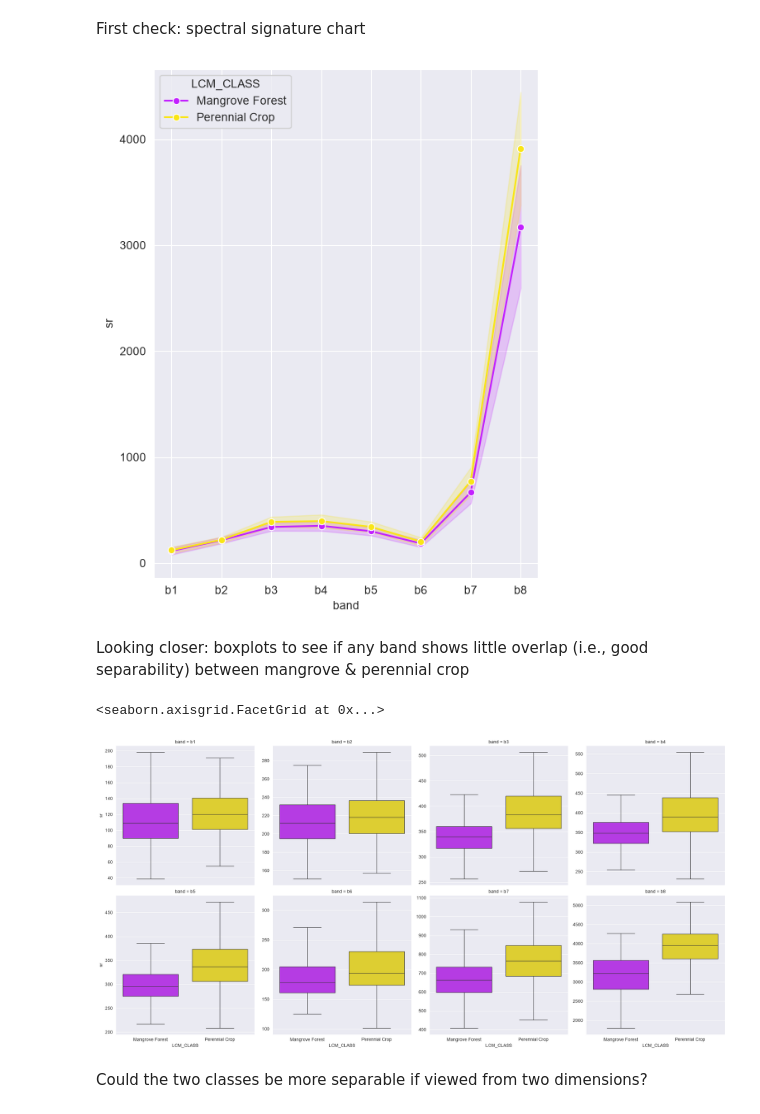
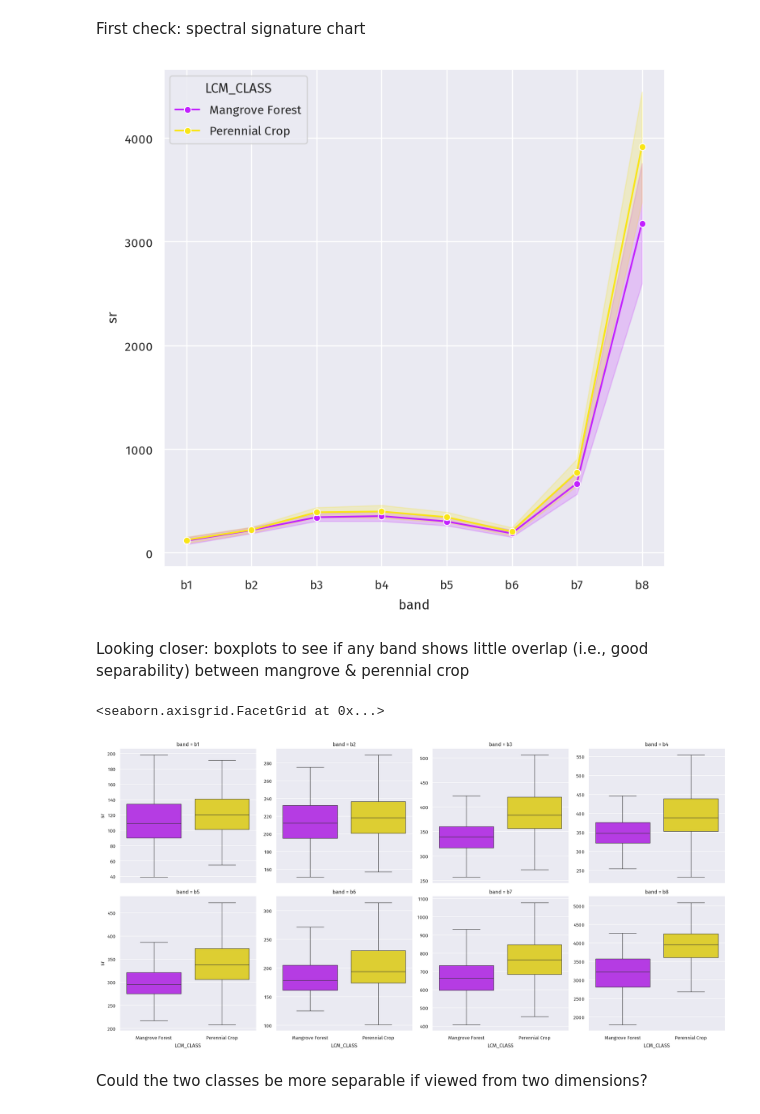
Before and after one commit to jeromemaiquez/gms-ir-mangrove-seagrass-surigao, a Jupyter notebook: main.ipynb, the cells around one changed output. Drawn from its saved outputs; the diff is of its cells as text; code cells hidden in the pictures.

```diff
--- a/main.ipynb
+++ b/main.ipynb
@@ -10,6 +10,15 @@ import matplotlib.pyplot as plt
 from sklearn.decomposition import PCA
 from sklearn.neighbors import NeighborhoodComponentsAnalysis
 from pathlib import Path
+# %%
+from pyfonts import load_google_font, set_default_font
+
+font = load_google_font('Fira Sans')
+sns.set_theme(style='darkgrid')
+set_default_font(font)
+# plt.rcParams.update({
+#     'font.family': font
+# })
 # %% [markdown]
 Set up of input data: random samples of surface reflectance across all 8 PS bands, labeled by land cover class (generated via QGIS model)
 # %%
@@ -81,18 +90,18 @@ dense_veg_classes = [
 # %% [markdown]
 First check: spectral signature chart
 # %%
-sns.set_style('darkgrid')
+# sns.set_style('darkgrid')
 ax = plot.spectral_signature(
     data=df_bands_melt,
     category_column='LCM_CLASS',
     value_column='sr',
     band_column='band',
     cats_compared=dense_veg_classes
 )
 
-ax.figure.set_size_inches(6, 8)
+ax.figure.set_size_inches(8, 8)
 # %% [output]
-[figure, old version]
+[figure, new version]
 # %% [markdown]
 Looking closer: boxplots to see if any band shows little overlap (i.e., good separability) between mangrove & perennial crop
 # %%
@@ -106,7 +115,7 @@ plot.boxplot_bands(
 )
 # %% [output]
 <seaborn.axisgrid.FacetGrid at 0x...>
-[figure, old version]
+[figure, new version]
 # %% [markdown]
 Could the two classes be more separable if viewed from two dimensions?
 # %%
```
Also changed, not shown: parts of 36 cells of this notebook.
